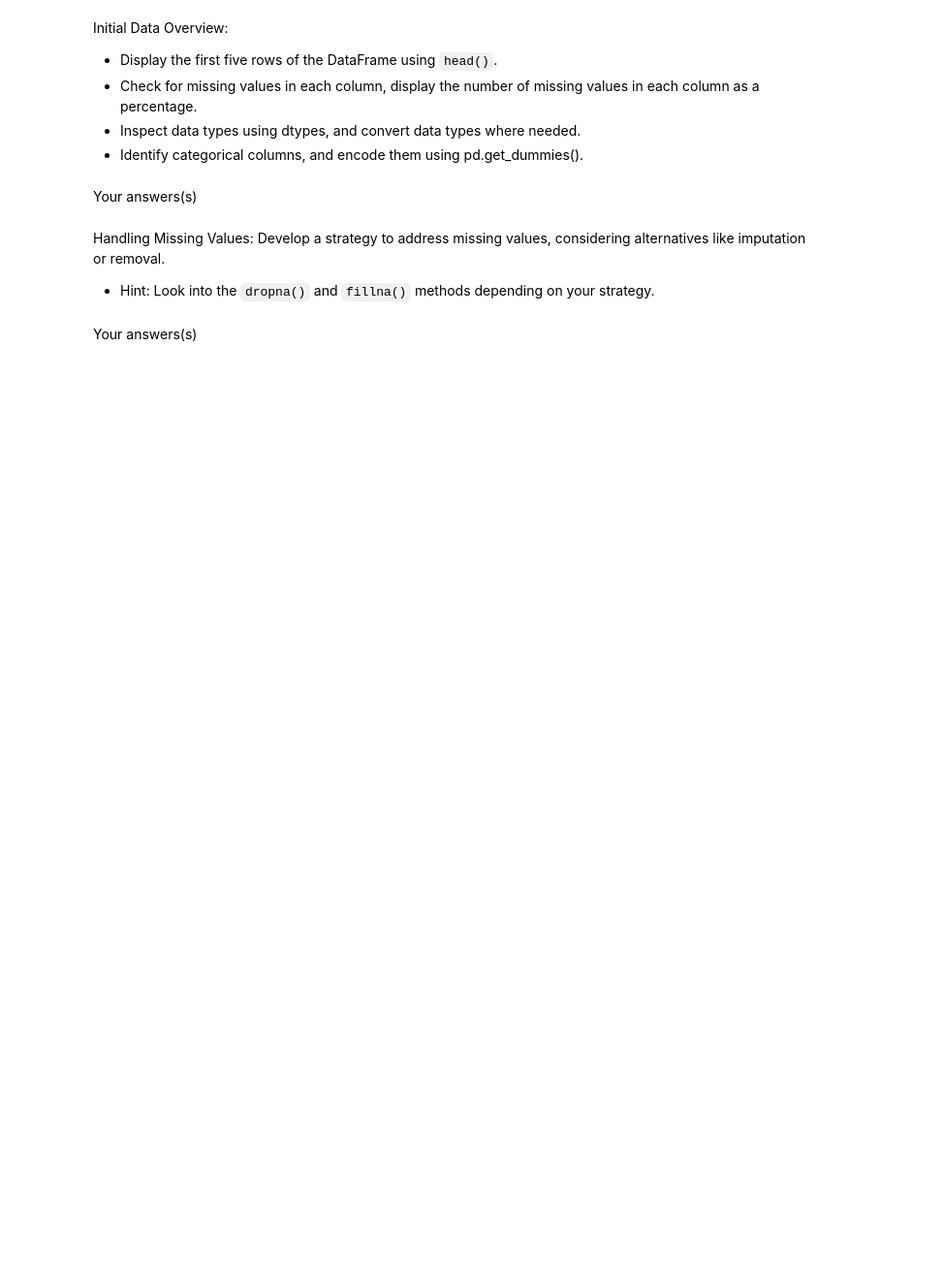
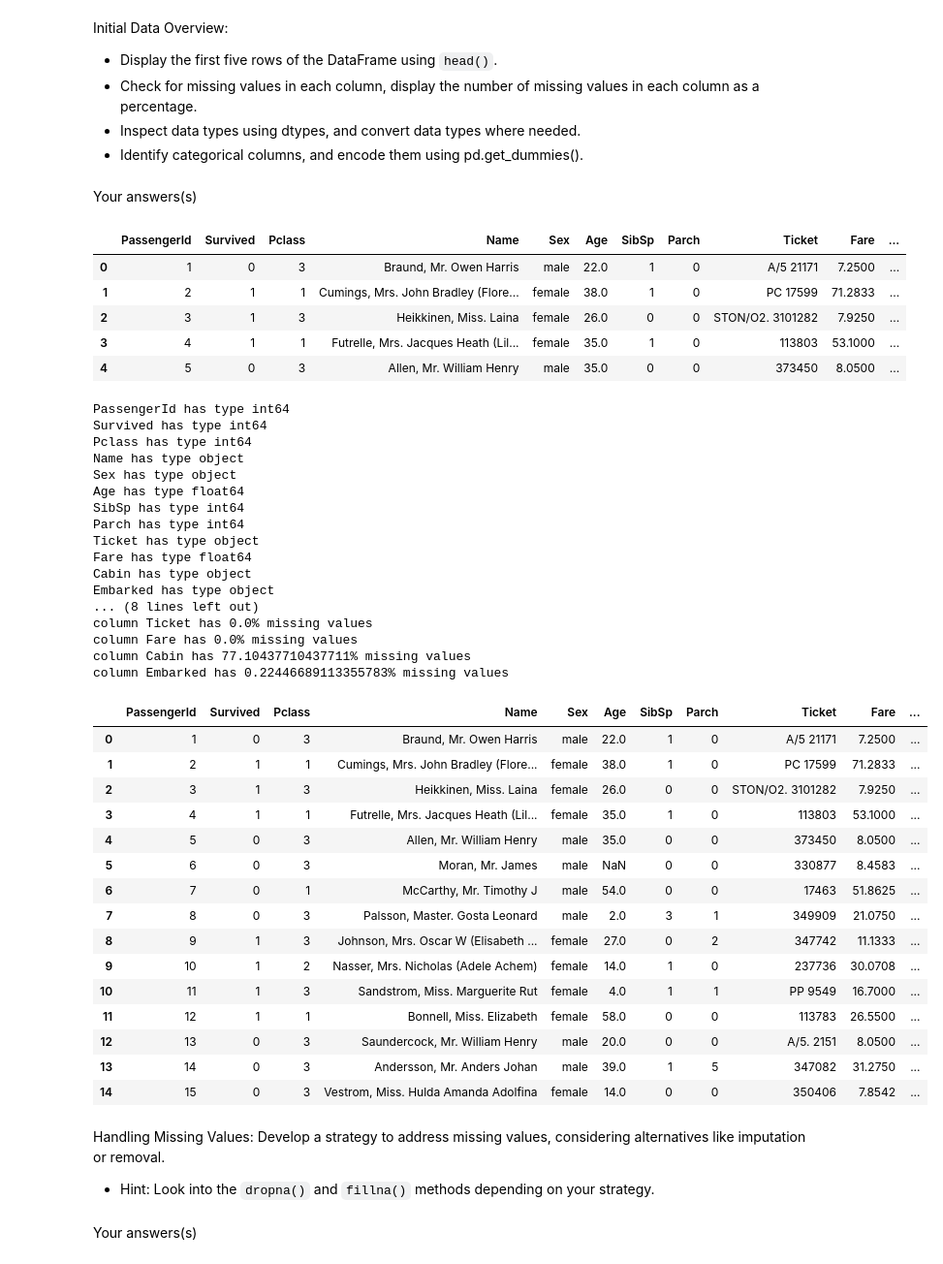
Before and after one commit to Mazenklk/PythonResearchLabs, a Jupyter notebook: lab3_Ali-Mazen/lab3.ipynb, the cells around one changed output. Shown at 97% size. Saved outputs shown, nothing was run; the diff lists cells and outputs as text; code cells hidden in the pictures; blank space fills up the shorter version.

```diff
--- a/lab3_Ali-Mazen/lab3.ipynb
+++ b/lab3_Ali-Mazen/lab3.ipynb
@@ -84,0 +80,8 @@ Your answers(s)
+# %%
+import pandas as pd
+from pandas import DataFrame
+from IPython.display import display
+import numpy as np
+import matplotlib.pyplot as plt
+Titanic = DataFrame(pd.read_csv('./data/titanic.csv'))
+display(Titanic)
@@ -96,3 +111,58 @@ Your answers(s)
+# %%
+display(Titanic.head(5))
+nas=Titanic.isna()
+for label, serie in Titanic.items():
+    print(f"{label} has type {np.dtype(serie)}")
+
+for label, serie in nas.items():
+    print(f"column {label} has {np.sum(serie.values)/np.size(serie.values)*100}% missing values")
+
+arr = Titanic
+Titanic.convert_dtypes(False)
+display(Titanic.head(15))
+
+
+TitanicNC=pd.get_dummies(Titanic,columns=["Sex","Embarked"])
+# %% [output]
+|  | PassengerId | Survived | Pclass | Name | Sex | Age | SibSp | Parch | Ticket | Fare | ... |
+| 0 | 1 | 0 | 3 | Braund, Mr. Owen Harris | male | 22.0 | 1 | 0 | A/5 21171 | 7.2500 | ... |
+| 1 | 2 | 1 | 1 | Cumings, Mrs. John Bradley (Flore... | female | 38.0 | 1 | 0 | PC 17599 | 71.2833 | ... |
+| 2 | 3 | 1 | 3 | Heikkinen, Miss. Laina | female | 26.0 | 0 | 0 | STON/O2. 3101282 | 7.9250 | ... |
+| 3 | 4 | 1 | 1 | Futrelle, Mrs. Jacques Heath (Lil... | female | 35.0 | 1 | 0 | 113803 | 53.1000 | ... |
+| 4 | 5 | 0 | 3 | Allen, Mr. William Henry | male | 35.0 | 0 | 0 | 373450 | 8.0500 | ... |
+PassengerId has type int64
+Survived has type int64
+Pclass has type int64
+Name has type object
+Sex has type object
+Age has type float64
+SibSp has type int64
+Parch has type int64
+Ticket has type object
+Fare has type float64
+Cabin has type object
+Embarked has type object
+... (8 lines left out)
+column Ticket has 0.0% missing values
+column Fare has 0.0% missing values
+column Cabin has 77.10437710437711% missing values
+column Embarked has 0.22446689113355783% missing values
+|  | PassengerId | Survived | Pclass | Name | Sex | Age | SibSp | Parch | Ticket | Fare | ... |
+| 0 | 1 | 0 | 3 | Braund, Mr. Owen Harris | male | 22.0 | 1 | 0 | A/5 21171 | 7.2500 | ... |
+| 1 | 2 | 1 | 1 | Cumings, Mrs. John Bradley (Flore... | female | 38.0 | 1 | 0 | PC 17599 | 71.2833 | ... |
+| 2 | 3 | 1 | 3 | Heikkinen, Miss. Laina | female | 26.0 | 0 | 0 | STON/O2. 3101282 | 7.9250 | ... |
+| 3 | 4 | 1 | 1 | Futrelle, Mrs. Jacques Heath (Lil... | female | 35.0 | 1 | 0 | 113803 | 53.1000 | ... |
+| 4 | 5 | 0 | 3 | Allen, Mr. William Henry | male | 35.0 | 0 | 0 | 373450 | 8.0500 | ... |
+| 5 | 6 | 0 | 3 | Moran, Mr. James | male | NaN | 0 | 0 | 330877 | 8.4583 | ... |
+| 6 | 7 | 0 | 1 | McCarthy, Mr. Timothy J | male | 54.0 | 0 | 0 | 17463 | 51.8625 | ... |
+| 7 | 8 | 0 | 3 | Palsson, Master. Gosta Leonard | male | 2.0 | 3 | 1 | 349909 | 21.0750 | ... |
+| 8 | 9 | 1 | 3 | Johnson, Mrs. Oscar W (Elisabeth ... | female | 27.0 | 0 | 2 | 347742 | 11.1333 | ... |
+| 9 | 10 | 1 | 2 | Nasser, Mrs. Nicholas (Adele Achem) | female | 14.0 | 1 | 0 | 237736 | 30.0708 | ... |
+| 10 | 11 | 1 | 3 | Sandstrom, Miss. Marguerite Rut | female | 4.0 | 1 | 1 | PP 9549 | 16.7000 | ... |
+| 11 | 12 | 1 | 1 | Bonnell, Miss. Elizabeth | female | 58.0 | 0 | 0 | 113783 | 26.5500 | ... |
+| 12 | 13 | 0 | 3 | Saundercock, Mr. William Henry | male | 20.0 | 0 | 0 | A/5. 2151 | 8.0500 | ... |
+| 13 | 14 | 0 | 3 | Andersson, Mr. Anders Johan | male | 39.0 | 1 | 5 | 347082 | 31.2750 | ... |
+| 14 | 15 | 0 | 3 | Vestrom, Miss. Hulda Amanda Adolfina | female | 14.0 | 0 | 0 | 350406 | 7.8542 | ... |
 # %% [markdown]
 Handling Missing Values:
 Develop a strategy to address missing values, considering alternatives like imputation or removal.
```
Also changed, not shown: parts of 6 cells of this notebook, 1 other file.
